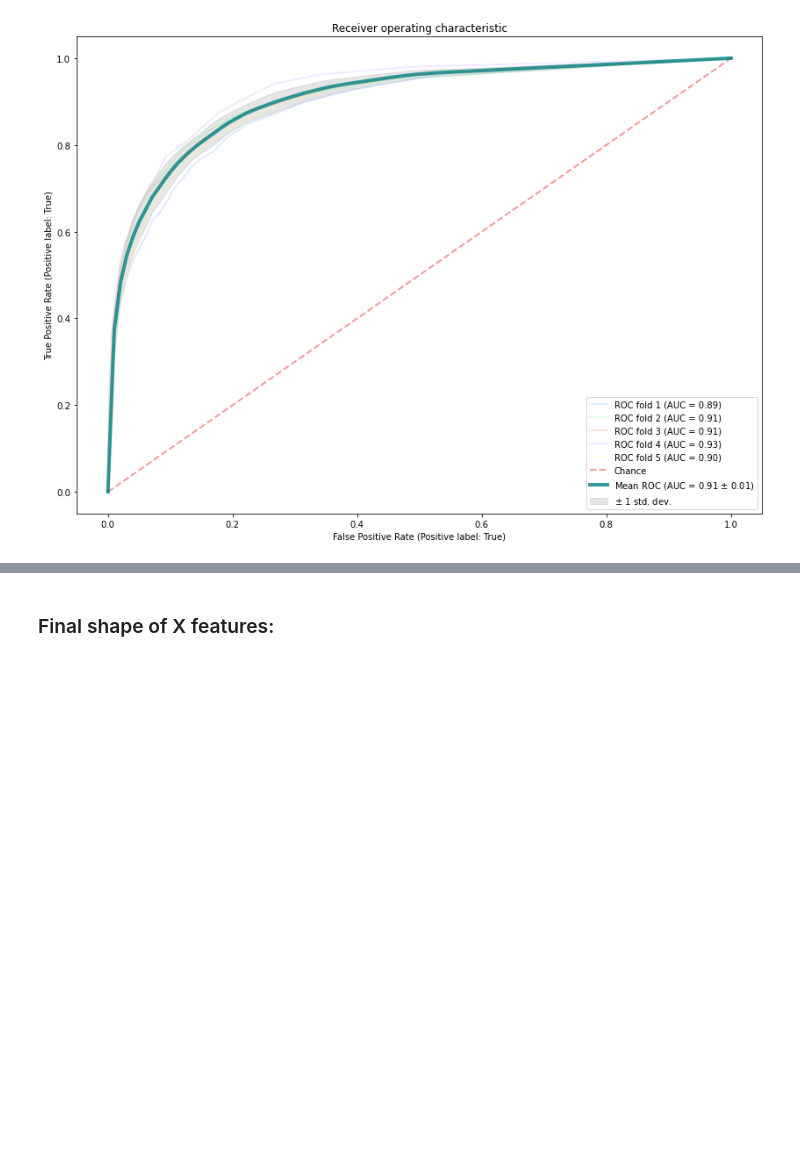
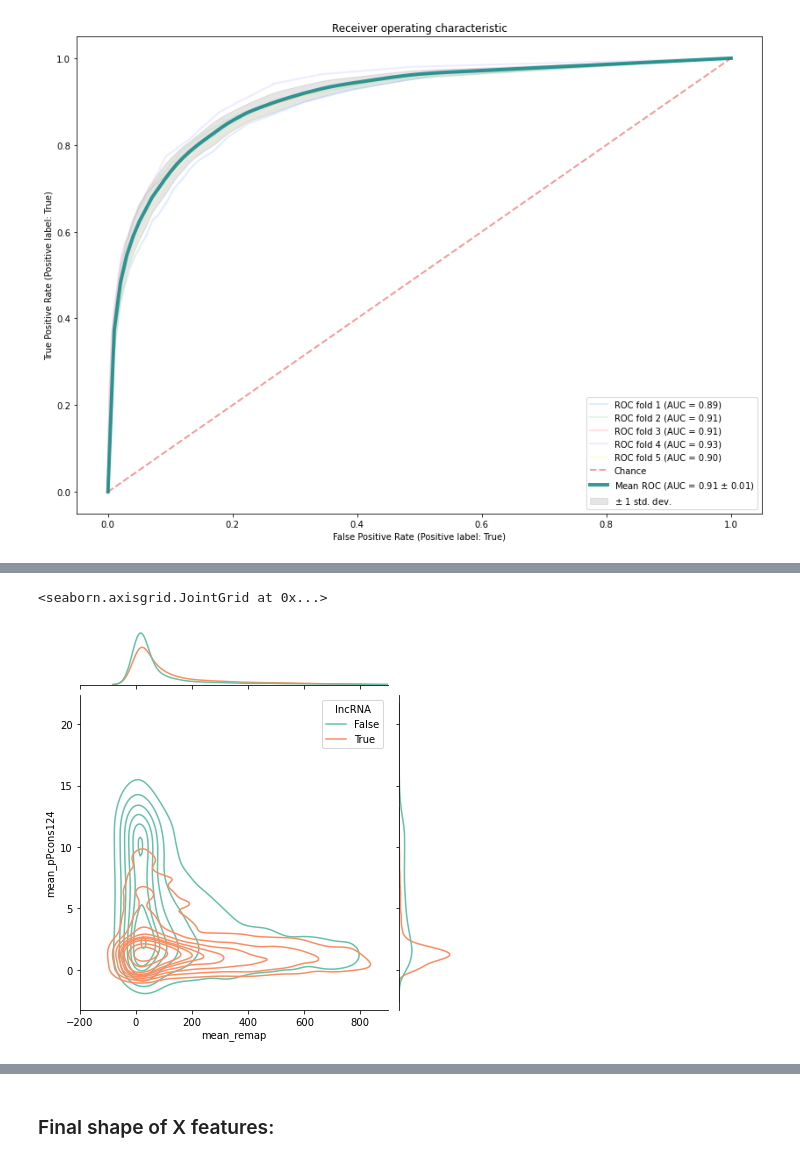
Before and after one commit to homemlab/flync, a Jupyter notebook: notebooks/random-forest.ipynb, the cells around one changed output, grey strips where cells are left out. Saved outputs shown, nothing was run; the diff lists cells and outputs as text; code cells hidden in the pictures; blank space fills up the shorter version.

```diff
--- a/notebooks/random-forest.ipynb
+++ b/notebooks/random-forest.ipynb
@@ -23,8 +23,8 @@ lncrna=pd.read_csv(model_path/'X_train_lncrna.csv')
 lncrna["lncRNA"] = True
 not_lncrna=pd.read_csv(model_path/'X_train_not_lncrna.csv')
 not_lncrna["lncRNA"] = False
-lncrna.drop(["mfe"], axis=1, inplace=True)
-not_lncrna.drop(["none"], axis=1, inplace=True)
+lncrna.drop(["mfe", "cov_me3", "mean_pPcons27"], axis=1, inplace=True)
+not_lncrna.drop(["mfe", "cov_me3", "mean_pPcons27"], axis=1, inplace=True)
 features = pd.DataFrame({})
 features = pd.concat([lncrna, not_lncrna], ignore_index=True)
 features.sort_values(ascending=True, by=["start", "end", "name"], inplace=True)
@@ -36,8 +36,15 @@ features.sort_values(ascending=True, by=["start", "end", "name"], inplace=True)
 # dropped = 1 - len(features_clean) / len(features)
 # print('Dropped ' + str(round(dropped, 3) * 100) + '% of rows from the original dataset due to NA values')
 
-
+# Fill NA values with zeros
 features_clean = features.fillna(0)
 
-X = features_clean.iloc[:,3:14]
+# Drop rows that only have zeros for UCSC features (columns 4-11)
+features_clean = features_clean[features_clean.iloc[:,4:12].sum(axis=1) != 0]
+dropped = 1 - len(features_clean) / len(features)
+print('Dropped ' + str(round(dropped, 5) * 100) + '% of rows from the original dataset due to NA values')
+
+features_clean.reset_index(inplace=True, drop=True)
+
+X = features_clean.iloc[:,3:-1]
 y = features_clean.iloc[:,-1]
@@ -203,0 +297,2 @@ NameError: name 'rf_best' is not defined
+# %%
+features_7500_each = pd.concat([features_clean[features_clean['lncRNA'] == True].sample(n=7500), features_clean[features_clean['lncRNA'] == False].sample(n=7500)], axis=0)
@@ -203,0 +314,5 @@ NameError: name 'rf_best' is not defined
+# %%
+sns.jointplot(x='mean_remap', y='mean_pPcons124', kind='kde', hue='lncRNA', xlim=(-200,900), data=features_7500_each, palette='Set2')
+# %% [output]
+<seaborn.axisgrid.JointGrid at 0x...>
+[figure, added]
```
Also changed, not shown: parts of 28 cells of this notebook, 3 other files.
